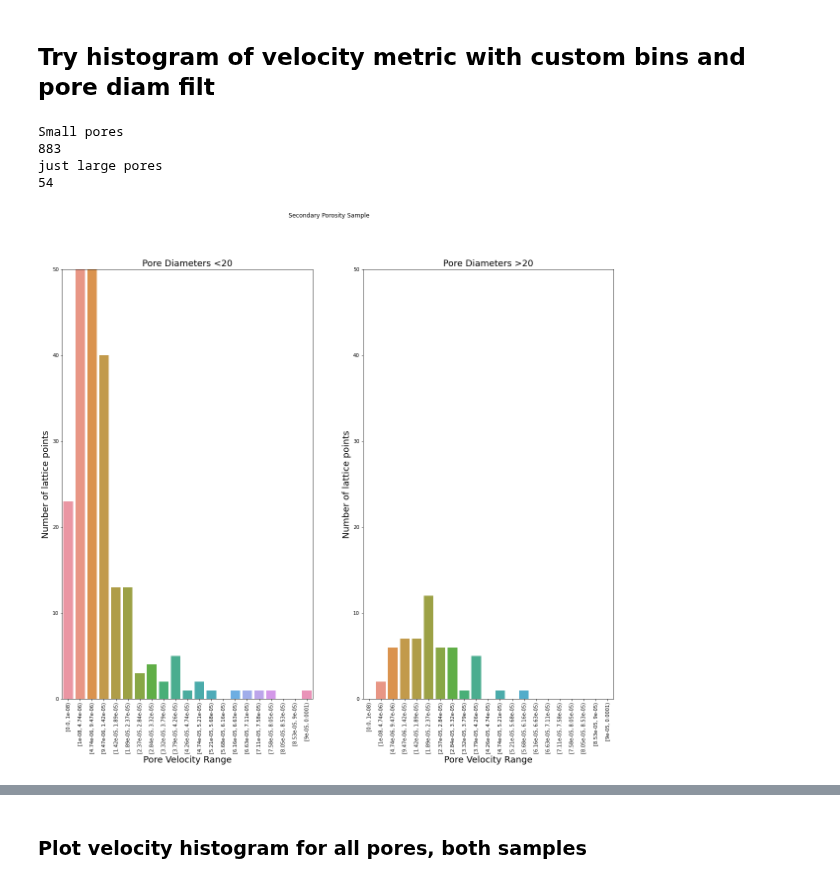
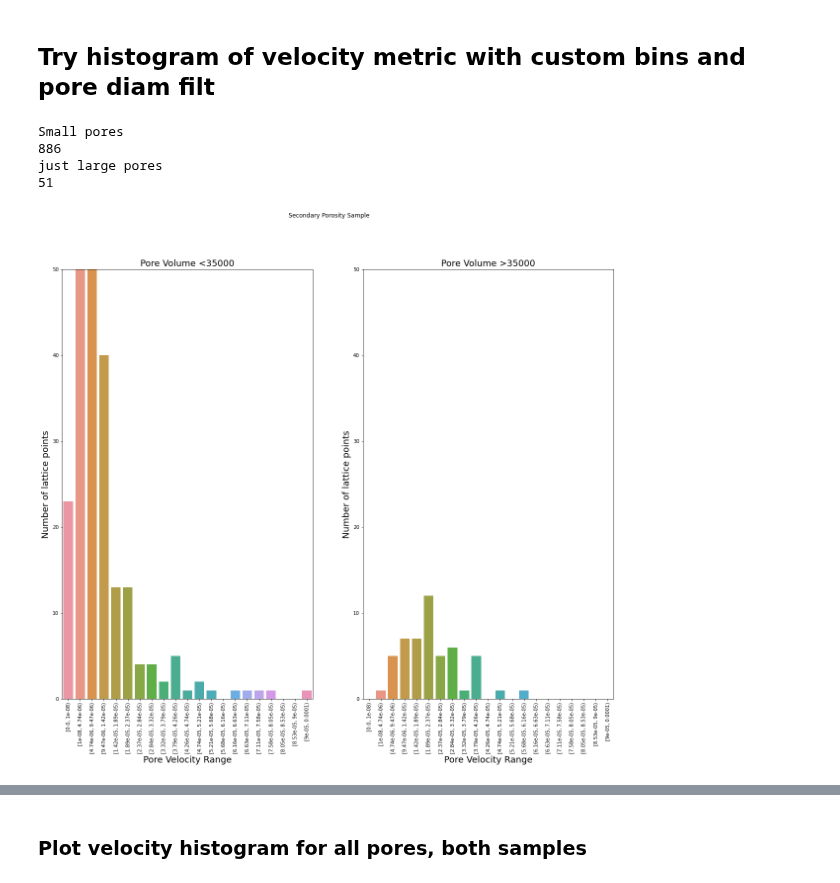
Before and after one commit to akkendrick/LABMOPS, a Jupyter notebook: lowFlowLargePores.ipynb, the cells around one changed output, grey strips where cells are left out. Drawn from its saved outputs; the diff is of its cells as text; code cells hidden in the pictures.

```diff
--- a/lowFlowLargePores.ipynb
+++ b/lowFlowLargePores.ipynb
@@ -69,9 +69,11 @@ poreInfoSecondary = ps.networks.regions_to_network(snowFiltSecondary.regions, dt
 
 nRegions = np.unique(snowFiltSecondary.regions).size
 secondaryPoreDiamVec = np.zeros(nRegions,)
+secondaryPoreVolumeVec = np.zeros(nRegions,)
 
 for a in range(0, poreInfoSecondary['pore.diameter'].size):
     secondaryPoreDiamVec[a] = poreInfoSecondary['pore.diameter'][a]
+    secondaryPoreVolumeVec[a] = poreInfoSecondary['pore.volume'][a]
 
 secondaryRegions = snowFiltSecondary.regions
 # %% [output]
@@ -91,9 +93,11 @@ poreInfoPrimary = ps.networks.regions_to_network(snowFiltPrimary.regions, dt=sno
 
 nRegions = np.unique(snowFiltPrimary.regions).size
 primaryPoreDiamVec = np.zeros(nRegions,)
+primaryPoreVolumeVec = np.zeros(nRegions,)
 
 for a in range(0, poreInfoPrimary['pore.diameter'].size):
     primaryPoreDiamVec[a] = poreInfoPrimary['pore.diameter'][a]
+    primaryPoreVolumeVec[a] = poreInfoPrimary['pore.volume'][a]
 
 primaryRegions = snowFiltPrimary.regions
 # %% [output]
@@ -257,6 +291,7 @@ secondary_metric_PoreVelocity =  []
 secondaryMeanPoreVelocity =  []
 secondarySkeletonPoreDiam = []
 secondarySkeletonPoreRegion = []
+secondarySkeletonPoreVolume = []
 
 for a in tqdm.tqdm(range(0, len(allSecondaryRegions)), 'Main Loop'):
     currentRegion = a
@@ -267,6 +302,7 @@ for a in tqdm.tqdm(range(0, len(allSecondaryRegions)), 'Main Loop'):
 
         # Adjust indices between regionProps and snow algorithm
         secondarySkeletonPoreDiam = np.append(secondarySkeletonPoreDiam, poreInfoSecondary['pore.diameter'][currentRegion-1] )
+        secondarySkeletonPoreVolume = np.append(secondarySkeletonPoreVolume, poreInfoSecondary['pore.volume'][currentRegion-1])
 
         secondarySkeletonPoreRegion = np.append(secondarySkeletonPoreRegion, currentRegion)
 # %%
@@ -291,6 +329,7 @@ for a in tqdm.tqdm(range(0, len(allPrimaryRegions)), 'Main Loop'):
 # %%
 lowFlowVelCutoff = 1.42 * 10 ** float(-5) # 0.5 * 10 ** float(-5)
 poreDiamThresh = 20
+poreVolumeThresh = 35000
 # %% [markdown]
 ### Secondary porosity sample
 # %%
@@ -384,10 +423,10 @@ fig.savefig('bothPorosityMetric.png')
 # %% [markdown]
 ## Try histogram of velocity metric with custom bins and pore diam filt
 # %%
-metricFilt = secondary_metric_PoreVelocity[secondarySkeletonPoreDiam < poreDiamThresh]
+metricFilt = secondary_metric_PoreVelocity[secondarySkeletonPoreVolume < poreVolumeThresh]
 # number of large pores
-smallPores = secondarySkeletonPoreDiam[secondarySkeletonPoreDiam < poreDiamThresh]
-largePores = secondarySkeletonPoreDiam[secondarySkeletonPoreDiam > poreDiamThresh]
+smallPores = secondarySkeletonPoreVolume[secondarySkeletonPoreVolume < poreVolumeThresh]
+largePores = secondarySkeletonPoreVolume[secondarySkeletonPoreVolume > poreVolumeThresh]
 
 print('Small pores')
 print(len(smallPores))
@@ -402,40 +441,41 @@ df_small = pd.DataFrame({'skelVel': metricFilt,
 
 
 ############################################################
-metricFilt = secondary_metric_PoreVelocity[secondarySkeletonPoreDiam > poreDiamThresh]
+metricFilt = secondary_metric_PoreVelocity[secondarySkeletonPoreVolume > poreVolumeThresh]
 # number of large pores
-numLargePores = secondarySkeletonPoreDiam[secondarySkeletonPoreDiam > poreDiamThresh]
+numLargePores = secondarySkeletonPoreVolume[secondarySkeletonPoreVolume > poreVolumeThresh]
+
 print('just large pores')
 print(len(numLargePores))
 
 df_large = pd.DataFrame({'skelVel': metricFilt,
                         'vel_group': pd.cut(metricFilt, bins=bins, right=False)})
 
 ############################################################
 
 fig, axes = plt.subplots(1, 2, figsize=(20, 16))
 fig.suptitle('Secondary Porosity Sample')
 
 sns.countplot(data=df_small,x='vel_group',ax=axes[0] )
 sns.countplot(data=df_large,x='vel_group',ax=axes[1])
 
-axes[0].set_title('Pore Diameters <'+str(poreDiamThresh), fontsize=18)
+axes[0].set_title('Pore Volume <'+str(poreVolumeThresh), fontsize=18)
 axes[0].tick_params(axis='x', labelrotation=90)
 axes[0].set_ylim([0,50])
 axes[0].set_xlabel('Pore Velocity Range', fontsize=18)
 axes[0].set_ylabel('Number of lattice points', fontsize=18)
 
-axes[1].set_title('Pore Diameters >'+str(poreDiamThresh), fontsize=18)
+axes[1].set_title('Pore Volume >'+str(poreVolumeThresh), fontsize=18)
 axes[1].tick_params(axis='x', labelrotation=90)
 axes[1].set_ylim([0,50])
 axes[1].set_xlabel('Pore Velocity Range', fontsize=18)
 axes[1].set_ylabel('Number of lattice points', fontsize=18)
 
-fig.savefig('secondaryCustomHistIQR.png')
+fig.savefig('secondaryCustomHist.png', dpi=300, facecolor='w', edgecolor='w')
 # %% [output]
 Small pores
-883
+886
 just large pores
-54
+51
-[figure, old version]
+[figure, new version]
 # %%
```
Also changed, not shown: parts of 13 cells of this notebook.
